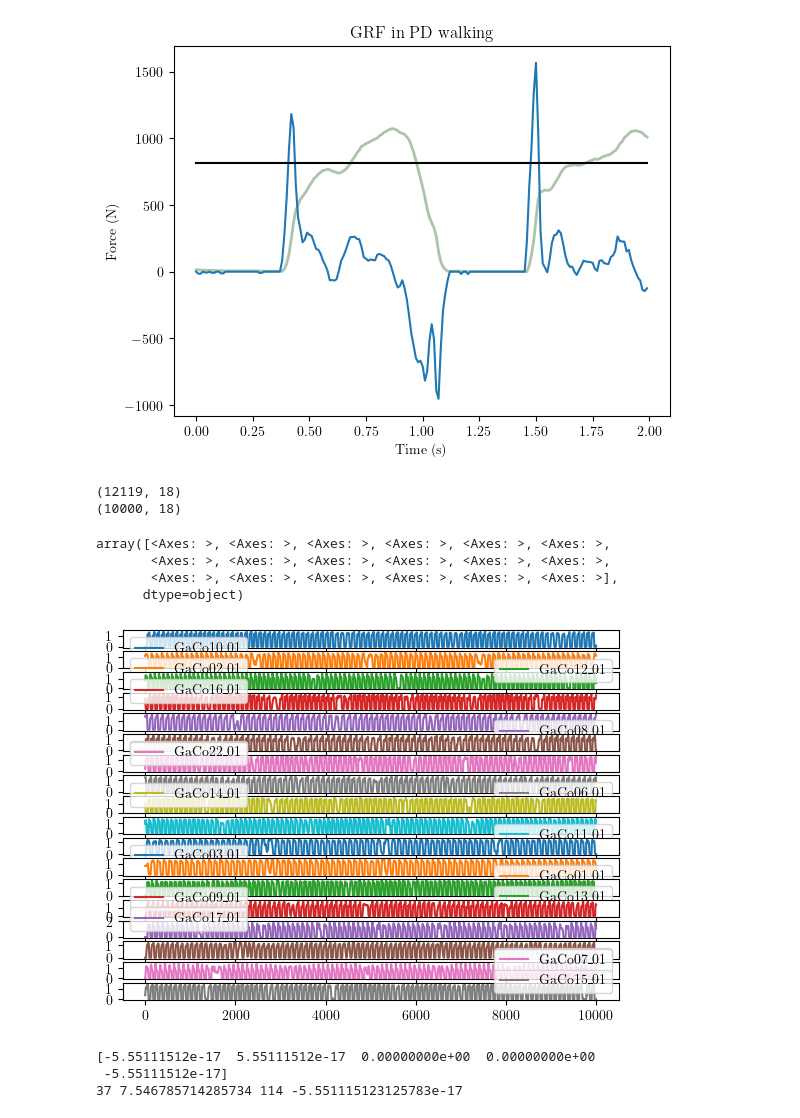
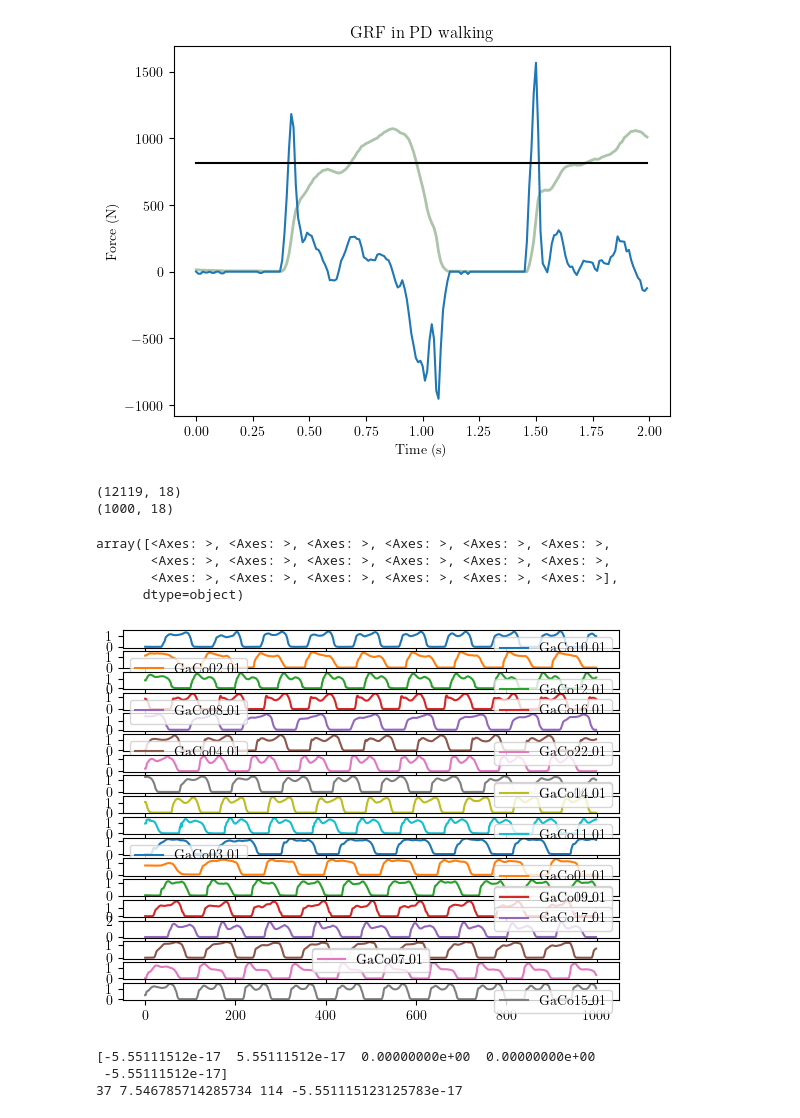
Before and after one commit to jpowell24/learningML, a Jupyter notebook: Python_exercises/PARK-GAIT1.ipynb, the cells around one changed output. Drawn from its saved outputs; the diff is of its cells as text; code cells hidden in the pictures.

```diff
--- a/Python_exercises/PARK-GAIT1.ipynb
+++ b/Python_exercises/PARK-GAIT1.ipynb
@@ -89,36 +89,36 @@ df = pd.DataFrame({1});
 for file in all_files:
     patient = (os.path.basename(file))[:6].strip()
     patient_trial = (os.path.basename(file)).replace('.txt', '');
 
     temp_df = pd.read_csv(file, names = headers, sep = '\t');
 
     temp_L_force_df = pd.DataFrame(temp_df.loc[:,'L_Total']);
 
     normalized_force = 9.8 * demo_df.loc[patient, 'Weight'];
     temp_L_force_df = temp_L_force_df / normalized_force;
 
     temp_L_force_df.columns = [patient_trial];
 
     df = pd.concat([df, temp_L_force_df], axis = 1);
 
 df = df.drop(df.columns[0],axis=1)
 
 print(df.shape)
 
-df_short = df.iloc[0:10000]
+df_short = df.iloc[0:1000]
 df_short.columns = df.keys()
 
 print(df_short.shape)
 
 df_short.plot(subplots=True)
 # %% [output]
 (12119, 18)
-(10000, 18)
+(1000, 18)
 array([<Axes: >, <Axes: >, <Axes: >, <Axes: >, <Axes: >, <Axes: >,
        <Axes: >, <Axes: >, <Axes: >, <Axes: >, <Axes: >, <Axes: >,
        <Axes: >, <Axes: >, <Axes: >, <Axes: >, <Axes: >, <Axes: >],
       dtype=object)
-[figure, old version]
+[figure, new version]
 # %%
 y = df_short["GaCo10_01"]
 y = y[0:120]
```
Also changed, not shown: parts of 9 cells of this notebook.
